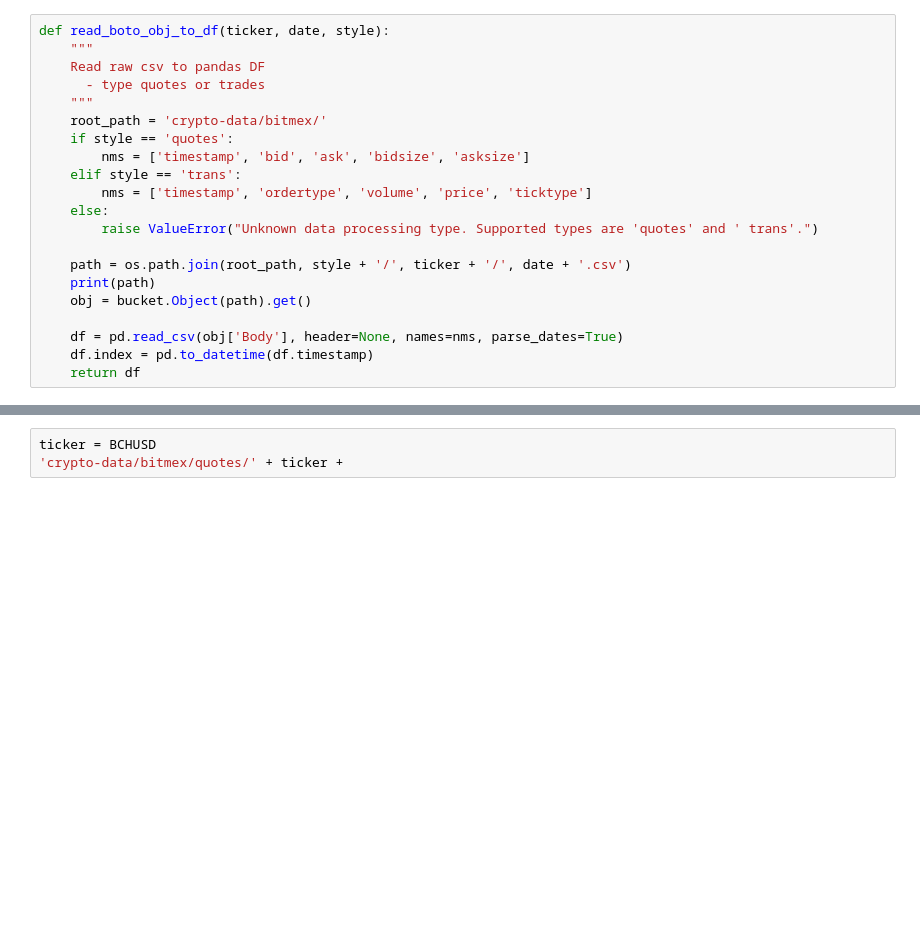
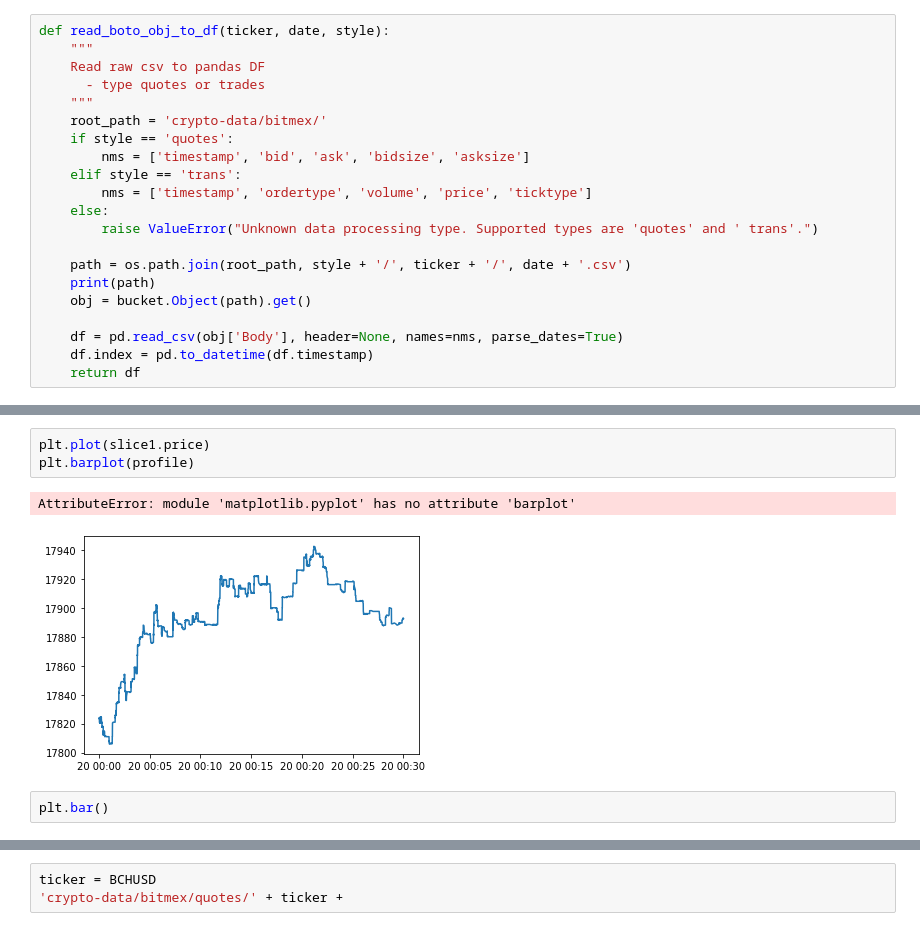
Before and after one commit to majkee15/s3quotes-trades-parsing, a Jupyter notebook: s3quotes-trade-parsing/download_data.ipynb, the cells around one changed output, grey strips where cells are left out. Drawn from its saved outputs; the diff is of its cells as text; blank space fills up the shorter version.

```diff
--- a/s3quotes-trade-parsing/download_data.ipynb
+++ b/s3quotes-trade-parsing/download_data.ipynb
@@ -105,0 +213,8 @@ read_boto_obj_to_df(obj['Body'], 'quotes')
+# %%
+plt.plot(slice1.price)
+plt.barplot(profile)
+# %% [output]
+AttributeError: module 'matplotlib.pyplot' has no attribute 'barplot'
+[figure, added]
+# %%
+plt.bar()
```
Also changed, not shown: parts of 50 cells of this notebook, 7 other files.
